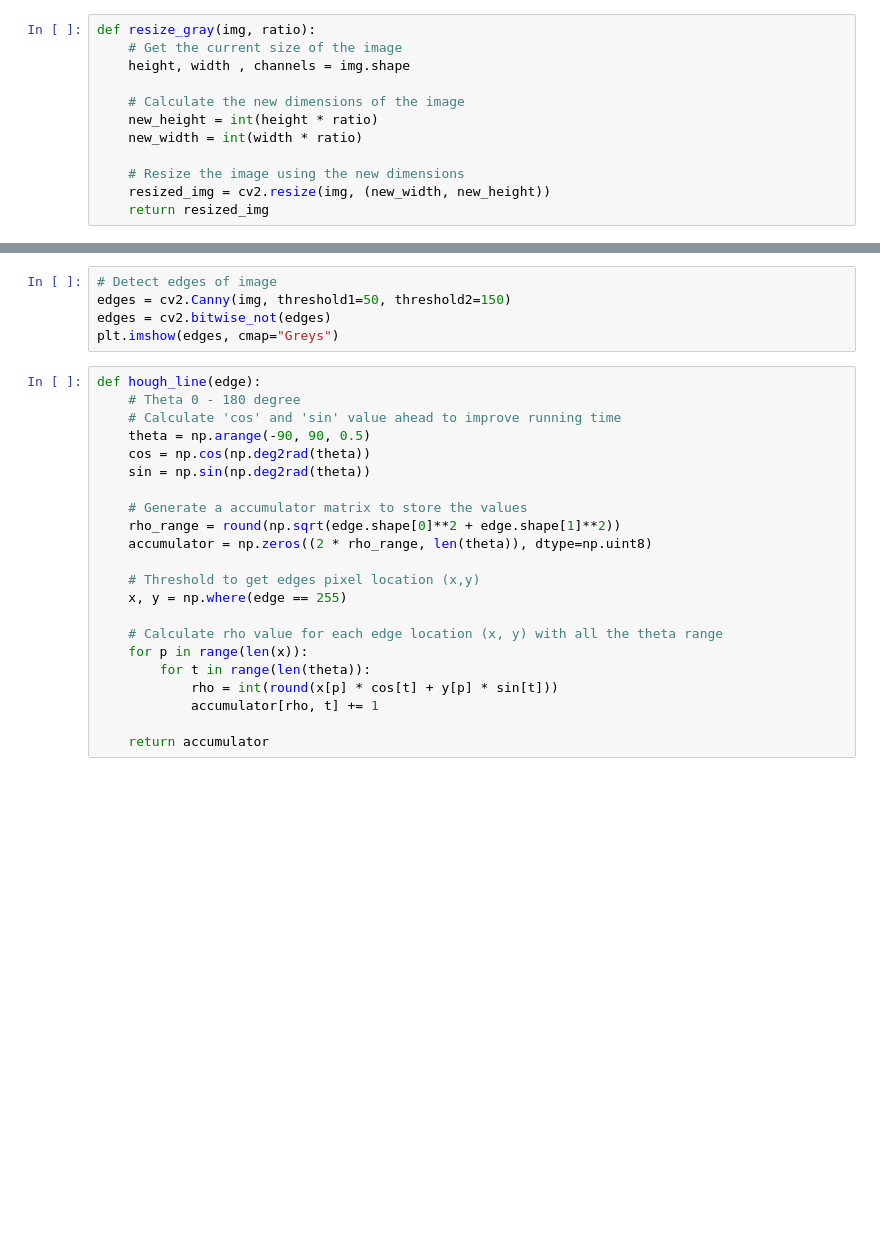
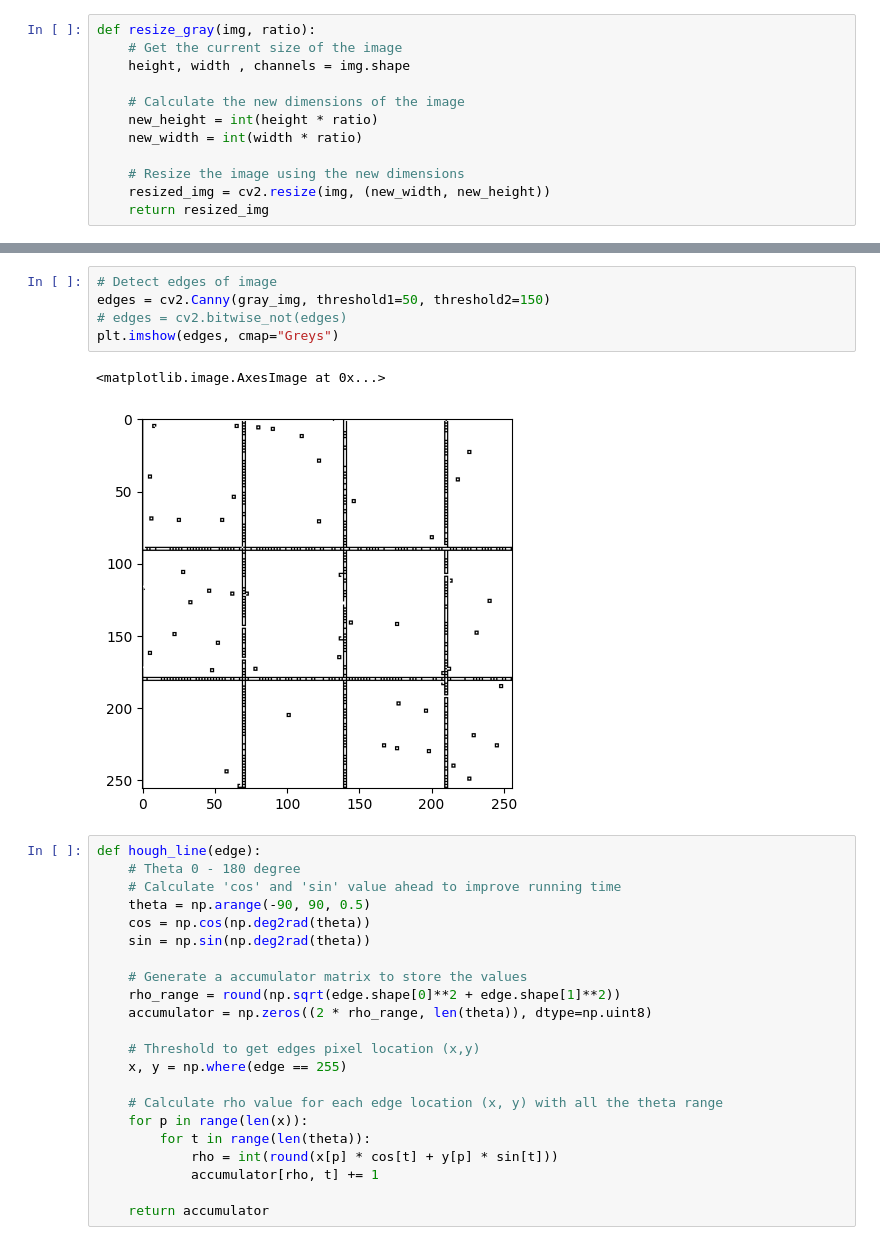
Before and after one commit to JavadMokhtari/DigitalImageProcessing, a Jupyter notebook: HoughTransform/HoughTransform.ipynb, the cells around one changed output, grey strips where cells are left out. Cells and saved outputs as stored; diff of their text form; blank space fills up the shorter version.

```diff
--- a/HoughTransform/HoughTransform.ipynb
+++ b/HoughTransform/HoughTransform.ipynb
@@ -31,8 +56,11 @@ for j in range(0, 256, 65):
 # %%
 # Detect edges of image
-edges = cv2.Canny(img, threshold1=50, threshold2=150)
-edges = cv2.bitwise_not(edges)
+edges = cv2.Canny(gray_img, threshold1=50, threshold2=150)
+# edges = cv2.bitwise_not(edges)
 plt.imshow(edges, cmap="Greys")
+# %% [output]
+<matplotlib.image.AxesImage at 0x...>
+[figure, added]
 # %%
 def hough_line(edge):
     # Theta 0 - 180 degree
```
Also changed, not shown: parts of 7 cells of this notebook.
